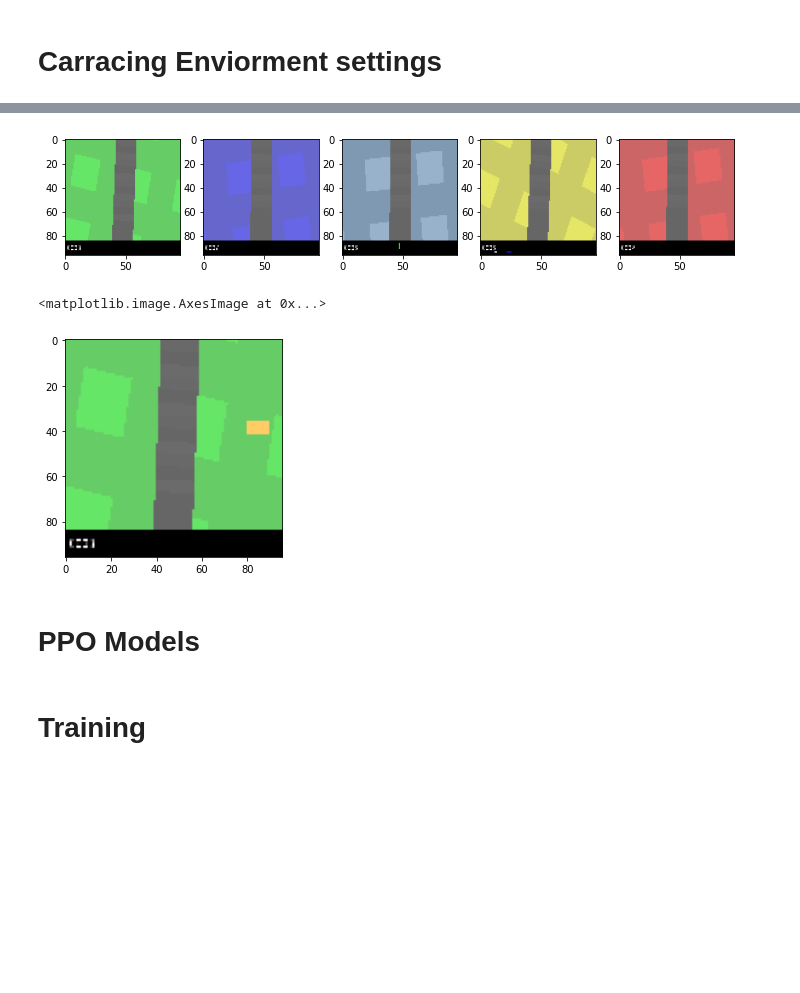
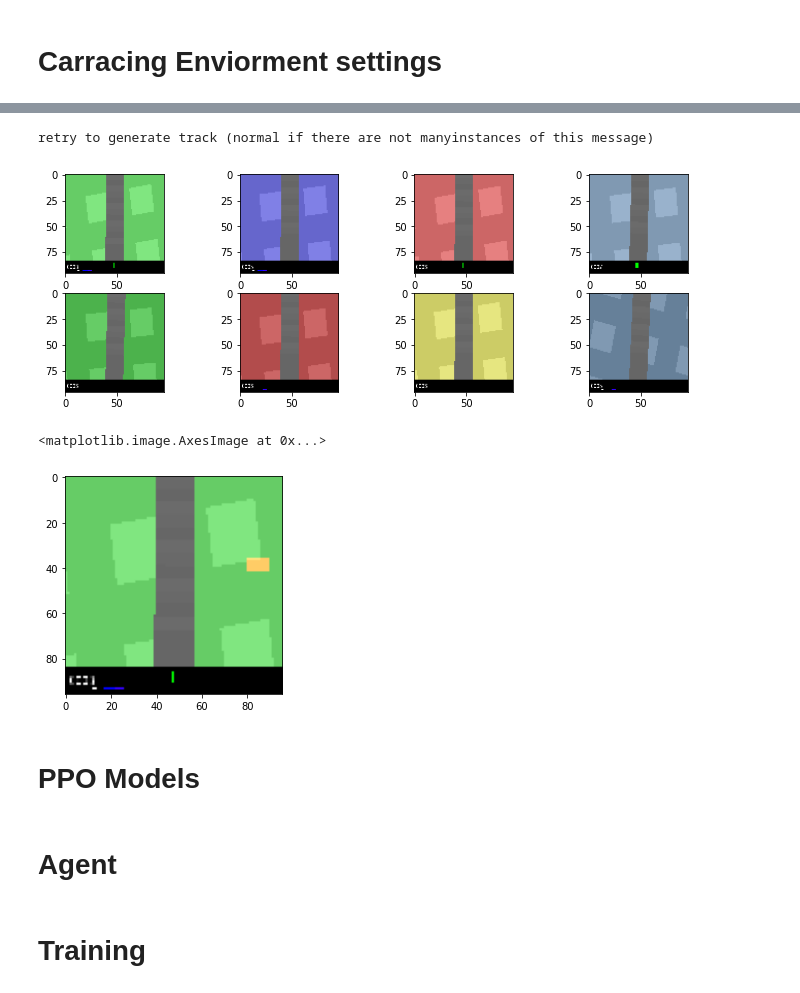
Before and after one commit to bochendong/Car_racing, a Jupyter notebook: car_racing_colab.ipynb, the cells around one changed output, grey strips where cells are left out. Drawn from its saved outputs; the diff is of its cells as text; code cells hidden in the pictures; blank space fills up the shorter version.

```diff
--- a/car_racing_colab.ipynb
+++ b/car_racing_colab.ipynb
@@ -94,6 +105,20 @@ obs = env_yellow.reset()
 env_gray = gnwrapper.Animation(cr.CarRacing(color = 'gr'))
 env_gray = cr.CarRacing(color = 'gr')
 obs = env_gray.reset()
+# %%
+env_light_gray = gnwrapper.Animation(cr.CarRacing(color = 'lgr'))
+env_light_gray = cr.CarRacing(color = 'lgr')
+obs = env_light_gray.reset()
+# %%
+env_light_green = gnwrapper.Animation(cr.CarRacing(color = 'lg'))
+env_light_green = cr.CarRacing(color = 'lg')
+obs = env_light_green.reset()
+# %% [output]
+retry to generate track (normal if there are not manyinstances of this message)
+# %%
+env_light_red = gnwrapper.Animation(cr.CarRacing(color = 'lr'))
+env_light_red = cr.CarRacing(color = 'lr')
+obs = env_light_red.reset()
 # %%
 discrete_actions = {0 : np.array([0,0,0]),       # do nothing
                                  1 : np.array([-1,0,0]),      # steer sharp left
@@ -117,31 +142,34 @@ def get_obs(env):
 
     return obs
 # %%
-f, axs = plt.subplots(1, 5, figsize = (12, 4))
+f, axs = plt.subplots(2, 4, figsize = (12, 4))
 
 axs = axs.flatten()
 
 env_preview = []
 # green [0.4, 0.8, 0.4, 1.0], [0.5, 0.9, 0.5, 1.0]
 env_preview.append(get_obs(env_green))
 # blue [0.4, 0.4, 0.8, 1.0], [0.5, 0.5, 0.9, 1.0]
 env_preview.append(get_obs(env_blue))
 # red [0.8, 0.4, 0.4, 1.0], [0.9, 0.5, 0.5, 1.0]
 env_preview.append(get_obs(env_red))
 # gray [0.5, 0.6, 0.7, 1.0], [0.6, 0.7, 0.8, 1.0]
 env_preview.append(get_obs(env_gray))
 
 # light green [0.3, 0.7, 0.3, 1.0], [0.4, 0.8, 0.4, 1.0]
+env_preview.append(get_obs(env_light_green))
 # light red [0.7, 0.3, 0.3, 1.0], [0.8, 0.4, 0.4, 1.0]
+env_preview.append(get_obs(env_light_red))
 # yellow [0.8, 0.8, 0.4, 1.0], [0.9, 0.9, 0.5, 1.0]
 env_preview.append(get_obs(env_yellow))
 # light gray [0.4, 0.5, 0.6, 1.0], [0.5, 0.6, 0.7, 1.0]
+env_preview.append(get_obs(env_light_gray))
 
 for img, ax in zip(env_preview, axs):
     ax.imshow(img)
 plt.show()
 # %% [output]
-[figure, old version]
+[figure, new version]
 # %%
 def add_block(obs):
     for i in range(80, 90):
@@ -154,7 +182,7 @@ green_block = add_block(env_preview[0])
 plt.imshow(green_block)
 # %% [output]
 <matplotlib.image.AxesImage at 0x...>
-[figure, old version]
+[figure, new version]
 # %% [markdown]
 # PPO Models
 # %%
@@ -302,6 +330,8 @@ class DANN(nn.Module):
         if isinstance(m, nn.Conv2d):
             nn.init.xavier_uniform_(m.weight, gain=nn.init.calculate_gain('relu'))
             nn.init.constant_(m.bias, 0.1)
+# %% [markdown]
+# Agent
 # %%
 class Agent():
     max_grad_norm = 0.5
```
Also changed, not shown: parts of 20 cells of this notebook.
